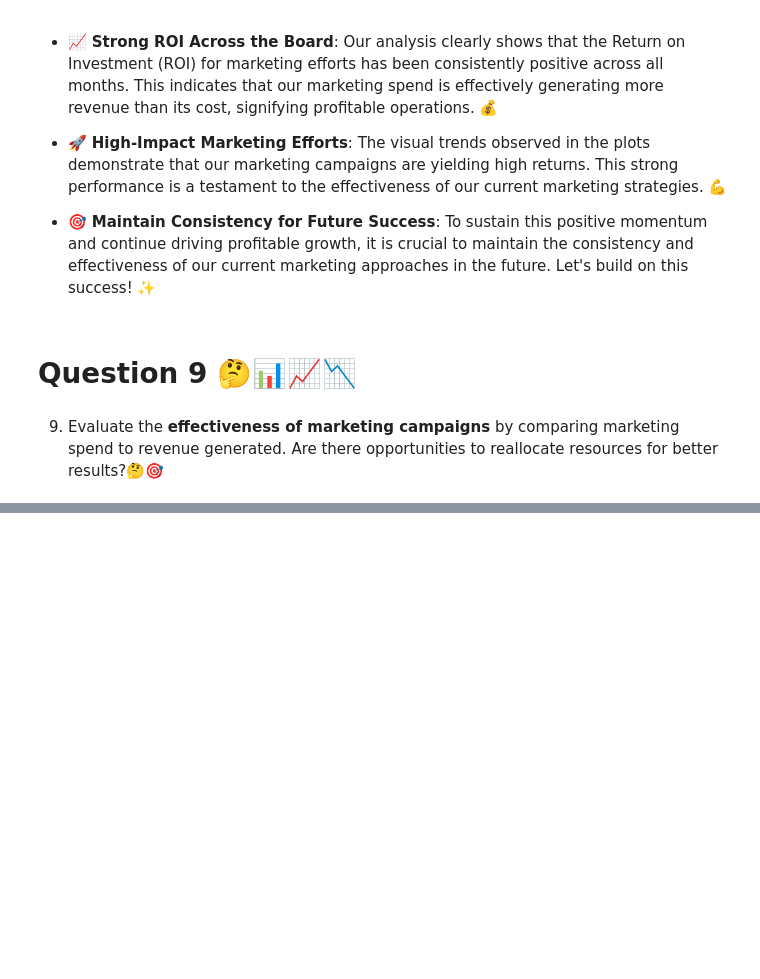
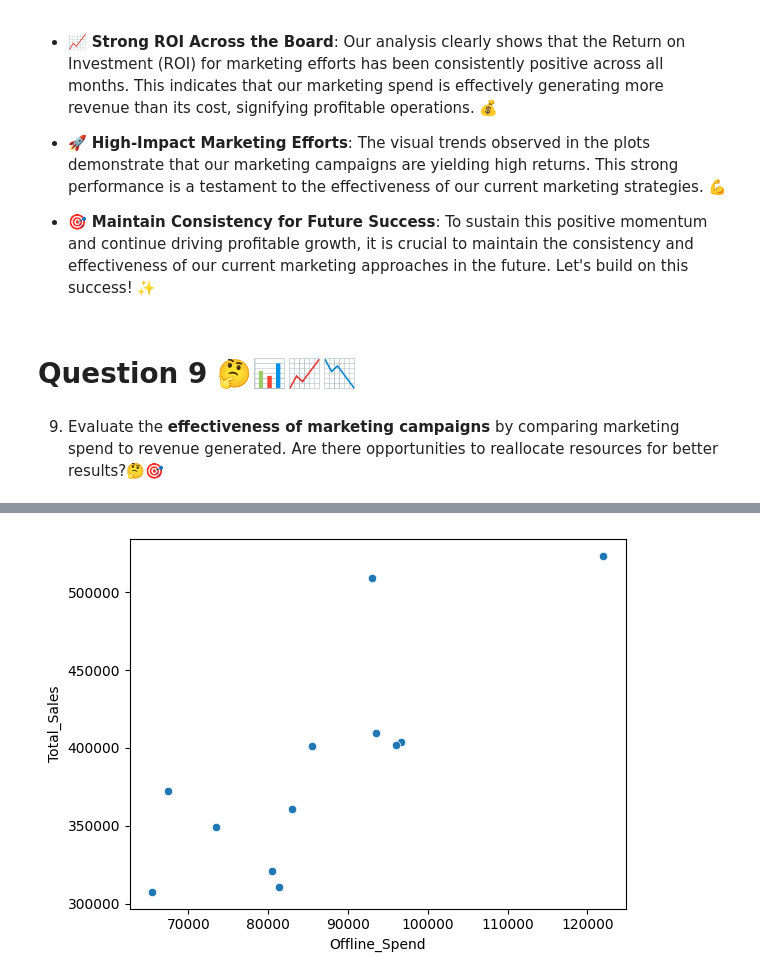
Before and after one commit to Smita569/E-commerce_Marketing_and_sales, a Jupyter notebook: E_commerce_Marketing_and_sales_Business_Case.ipynb, the cells around one changed output, grey strips where cells are left out. Cells and saved outputs as stored; diff of their text form; code cells hidden in the pictures; blank space fills up the shorter version.

```diff
--- a/E_commerce_Marketing_and_sales_Business_Case.ipynb
+++ b/E_commerce_Marketing_and_sales_Business_Case.ipynb
@@ -620,0 +657,6 @@ plt.show()
+# %%
+# Scatter plot to visualize marketing offline sales against total sales
+sns.scatterplot(x='Offline_Spend', y='Total_Sales', data=df_merged_sales_marketingsales_online_offline_spend)
+plt.show()
+# %% [output]
+[figure, added]
```
Also changed, not shown: parts of 4 cells of this notebook.
